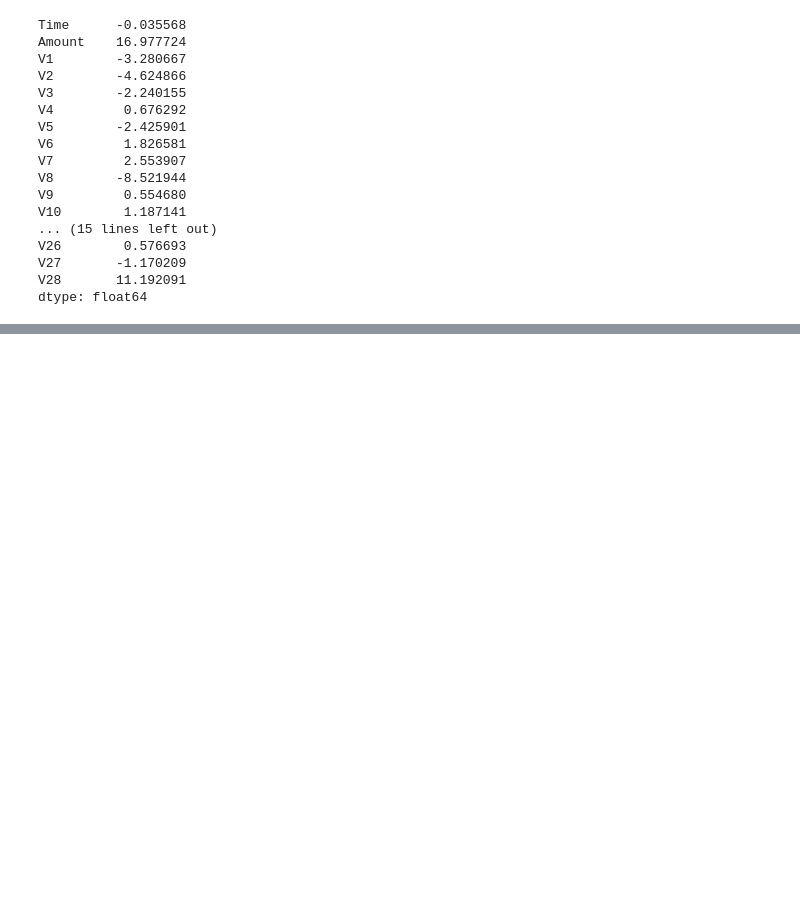
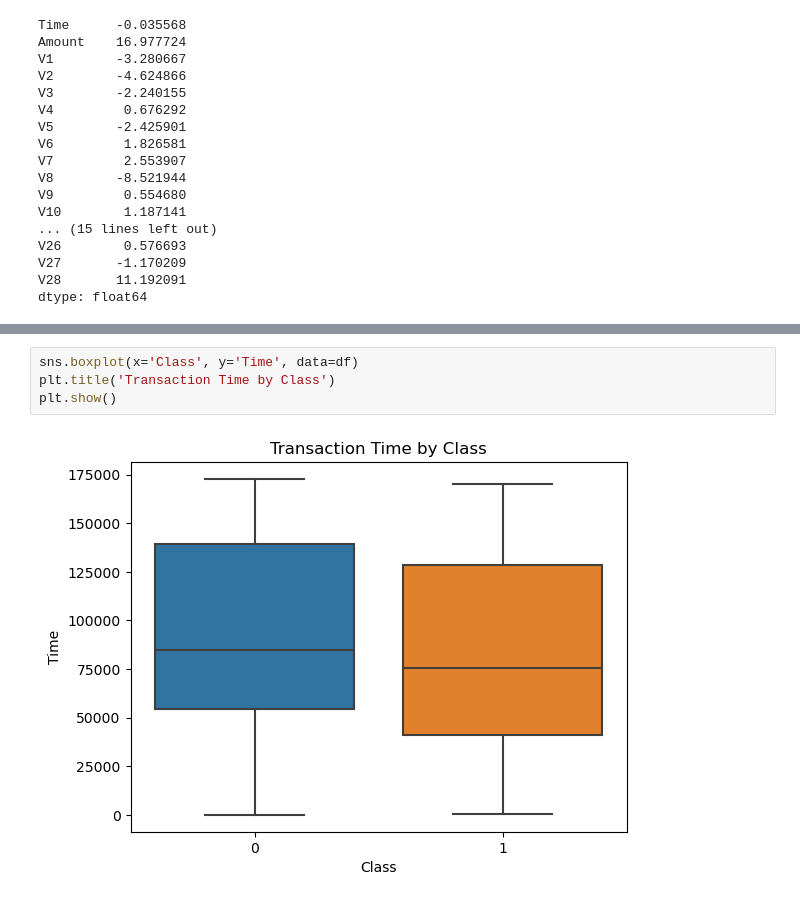
Before and after one commit to GawaleDhanshri/Credit-Card-Fraud-Detection, a Jupyter notebook: Credit Card Fraud Detection.ipynb, the cells around one changed output, grey strips where cells are left out. Cells and saved outputs as stored; diff of their text form; blank space fills up the shorter version.

```diff
--- a/Credit Card Fraud Detection.ipynb
+++ b/Credit Card Fraud Detection.ipynb
@@ -184,0 +191,6 @@ dtype: float64
+# %%
+sns.boxplot(x='Class', y='Time', data=df)
+plt.title('Transaction Time by Class')
+plt.show()
+# %% [output]
+[figure, added]
```
Also changed, not shown: parts of 3 cells of this notebook.
